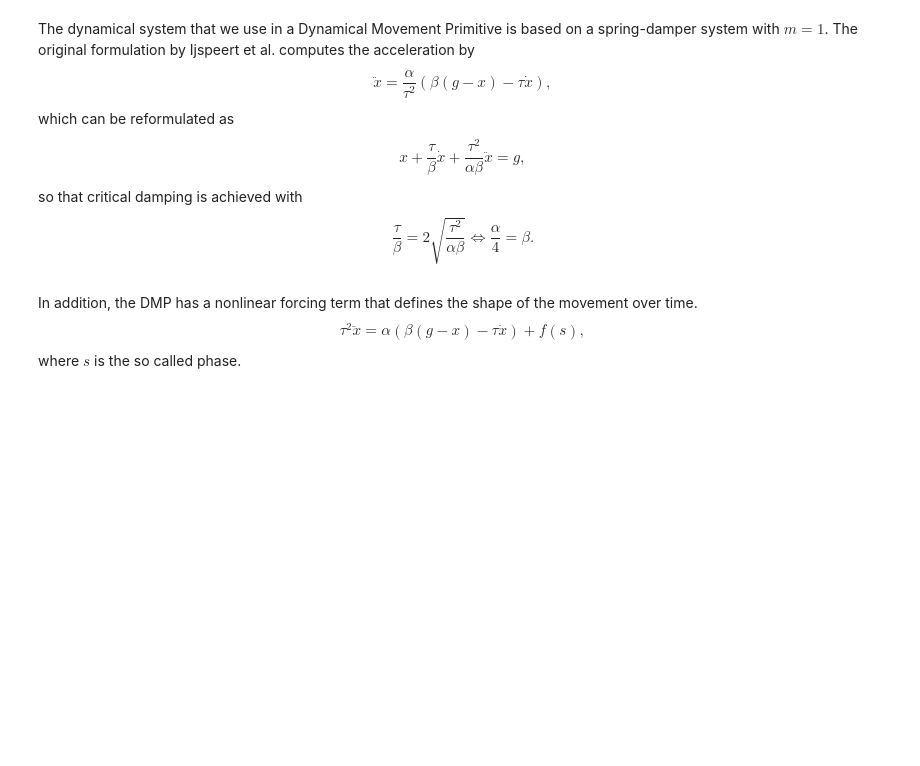
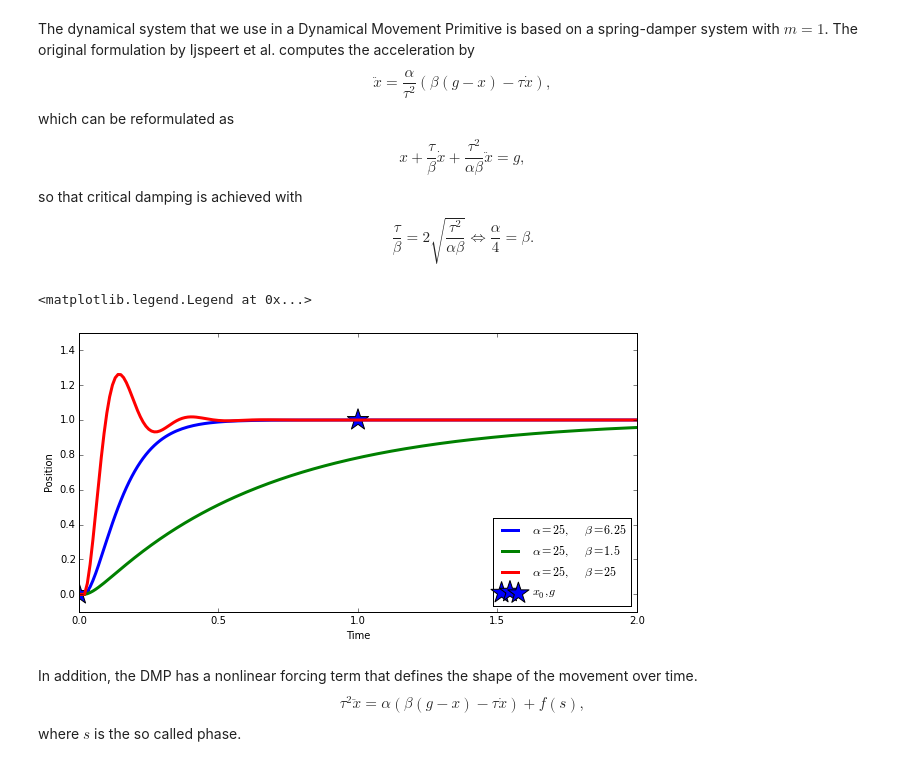
Before and after one commit to AlexanderFabisch/PyDMP, a Jupyter notebook: DMP.ipynb, the cells around one changed output. Saved outputs shown, nothing was run; the diff lists cells and outputs as text; code cells hidden in the pictures; blank space fills up the shorter version.

Commit message:
Visualize damping and explain dynamical system

```diff
--- a/DMP.ipynb
+++ b/DMP.ipynb
@@ -60,6 +71,40 @@ $$x + \frac{\tau}{\beta} \dot{x} + \frac{\tau^2}{\alpha \beta} \ddot{x} = g,$$
 so that critical damping is achieved with
 $$\frac{\tau}{\beta} = 2 \sqrt{\frac{\tau^2}{\alpha \beta}}
   \Leftrightarrow \frac{\alpha}{4} = \beta.$$
+# %%
+def spring_damper(x0, g, tau, dt, alpha, beta, observe_for):
+    X = [x0]
+    xd = 0.0
+    xdd = 0.0
+    t = 0.0
+    while t < observe_for:
+        X.append(X[-1] + xd * dt)
+        x = X[-1]
+        xd += xdd * dt
+        xdd = alpha / (tau ** 2) * (beta * (g - x) - tau * xd)
+        t += dt
+    return X
+
+x0, g = 0.0, 1.0
+tau = 1.0
+observe_for = 2.0 * tau
+dt = 0.01
+
+plt.figure(figsize=(10, 5))
+plt.xlabel("Time")
+plt.ylabel("Position")
+plt.xlim((0.0, observe_for))
+diff = g - x0
+plt.ylim((x0 - 0.1 * diff, g + 0.5 * diff))
+for alpha, beta in [(25.0, 6.25), (25.0, 1.5), (25.0, 25.0)]:
+    X = spring_damper(x0, g, tau, dt, alpha, beta, observe_for)
+    plt.plot(np.arange(0.0, observe_for + dt, dt), X, lw=3,
+             label="$\\alpha = %g,\\quad \\beta = %g$" % (alpha, beta))
+plt.scatter([0.0, tau], [x0, g], marker="*", s=500, label="$x_0, g$")
+plt.legend(loc="lower right")
+# %% [output]
+<matplotlib.legend.Legend at 0x...>
+[figure, added]
 # %% [markdown]
 In addition, the DMP has a nonlinear forcing term that defines the shape of the movement over time.
 $$\tau^2 \ddot{x} = \alpha \left(\beta (g - x) - \tau \dot{x}\right) + f(s),$$
```
Also changed, not shown: parts of 10 cells of this notebook, 1 other file.
